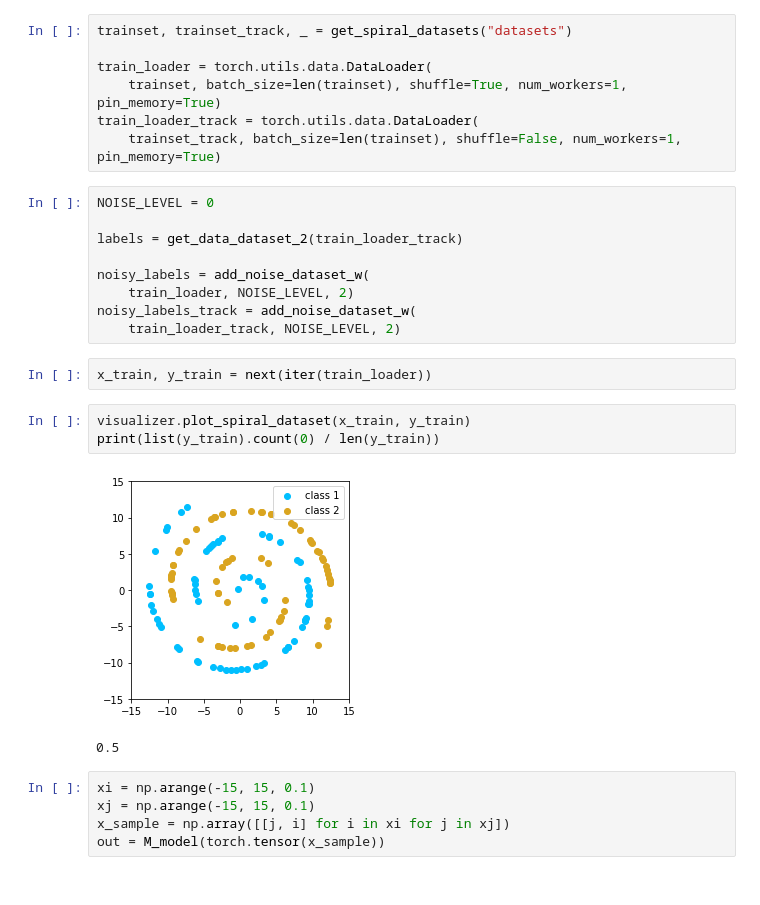
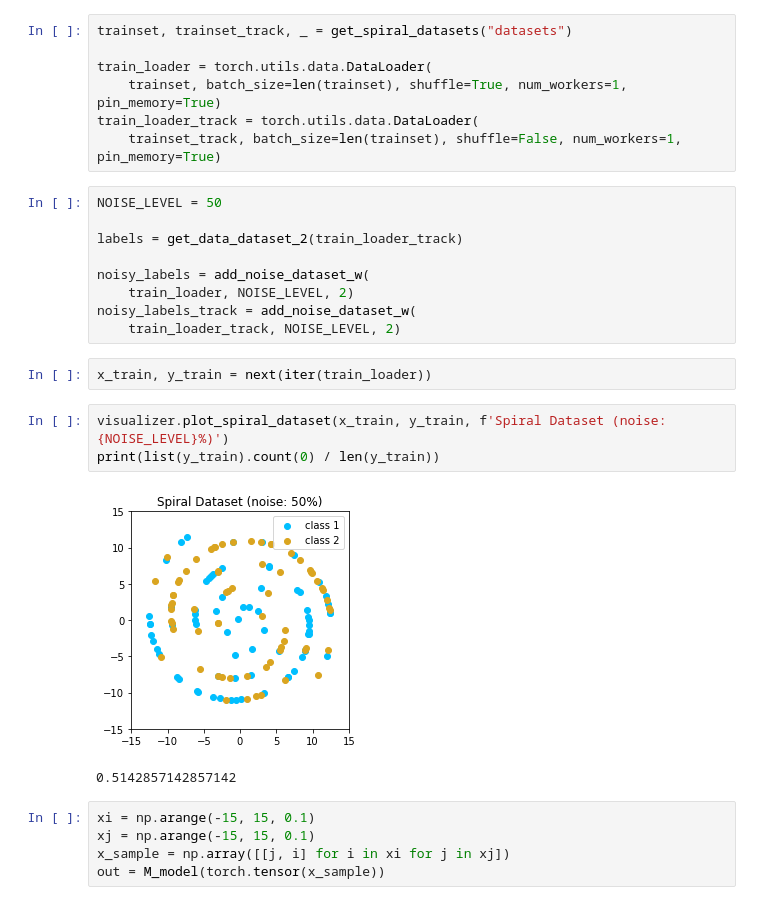
Before and after one commit to masonwang025/latent-mixup-LNL-analysis, a Jupyter notebook: spiral_demo.ipynb, the cells around one changed output. Saved outputs shown, nothing was run; the diff lists cells and outputs as text.

Commit message:
spiral dataset plots working

```diff
--- a/spiral_demo.ipynb
+++ b/spiral_demo.ipynb
@@ -29,7 +30,7 @@ train_loader = torch.utils.data.DataLoader(
 train_loader_track = torch.utils.data.DataLoader(
     trainset_track, batch_size=len(trainset), shuffle=False, num_workers=1, pin_memory=True)
 # %%
-NOISE_LEVEL = 0
+NOISE_LEVEL = 50
 
 labels = get_data_dataset_2(train_loader_track)
 
@@ -40,11 +41,11 @@ noisy_labels_track = add_noise_dataset_w(
 # %%
 x_train, y_train = next(iter(train_loader))
 # %%
-visualizer.plot_spiral_dataset(x_train, y_train)
+visualizer.plot_spiral_dataset(x_train, y_train, f'Spiral Dataset (noise: {NOISE_LEVEL}%)')
 print(list(y_train).count(0) / len(y_train))
 # %% [output]
-[figure, old version]
+[figure, new version]
-0.5
+0.5142857142857142
 # %%
 xi = np.arange(-15, 15, 0.1)
 xj = np.arange(-15, 15, 0.1)
```
Also changed, not shown: parts of 4 cells of this notebook, 3 other files.
